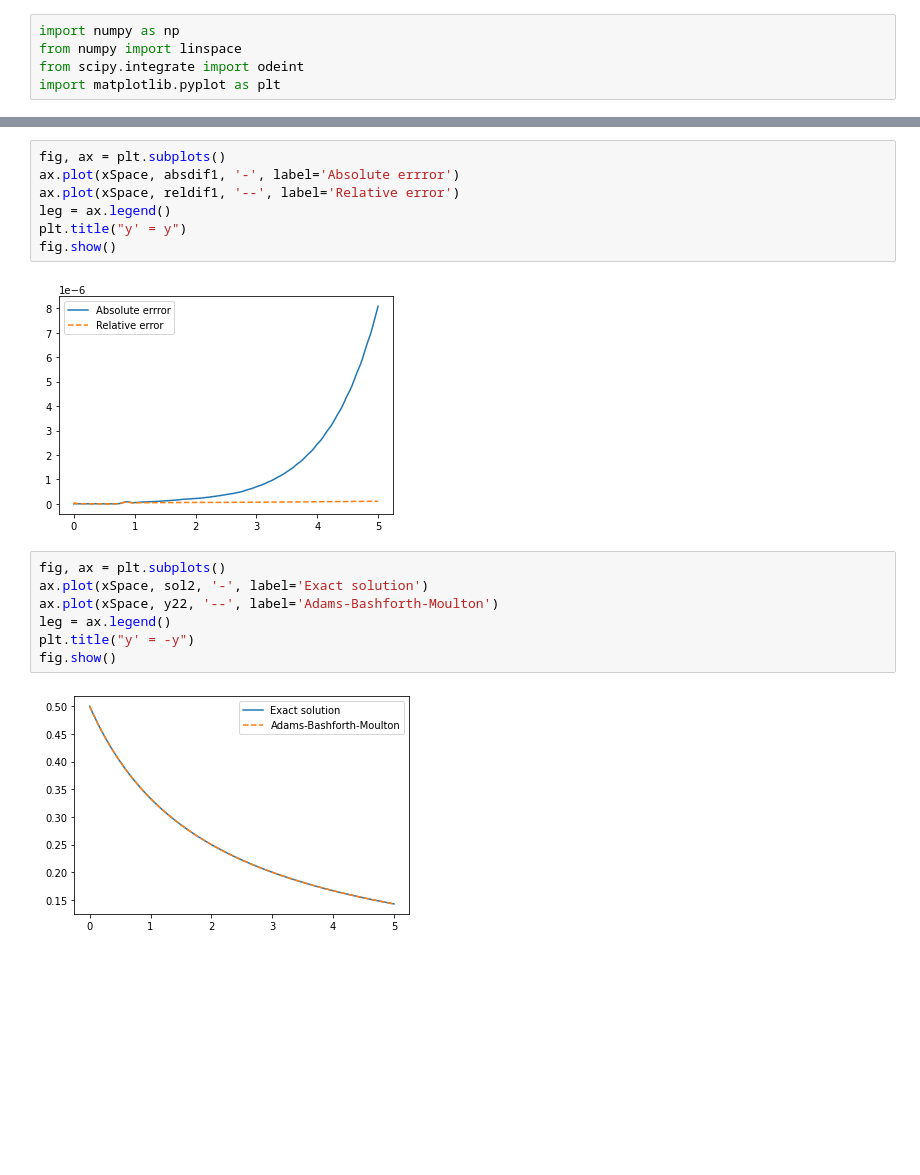
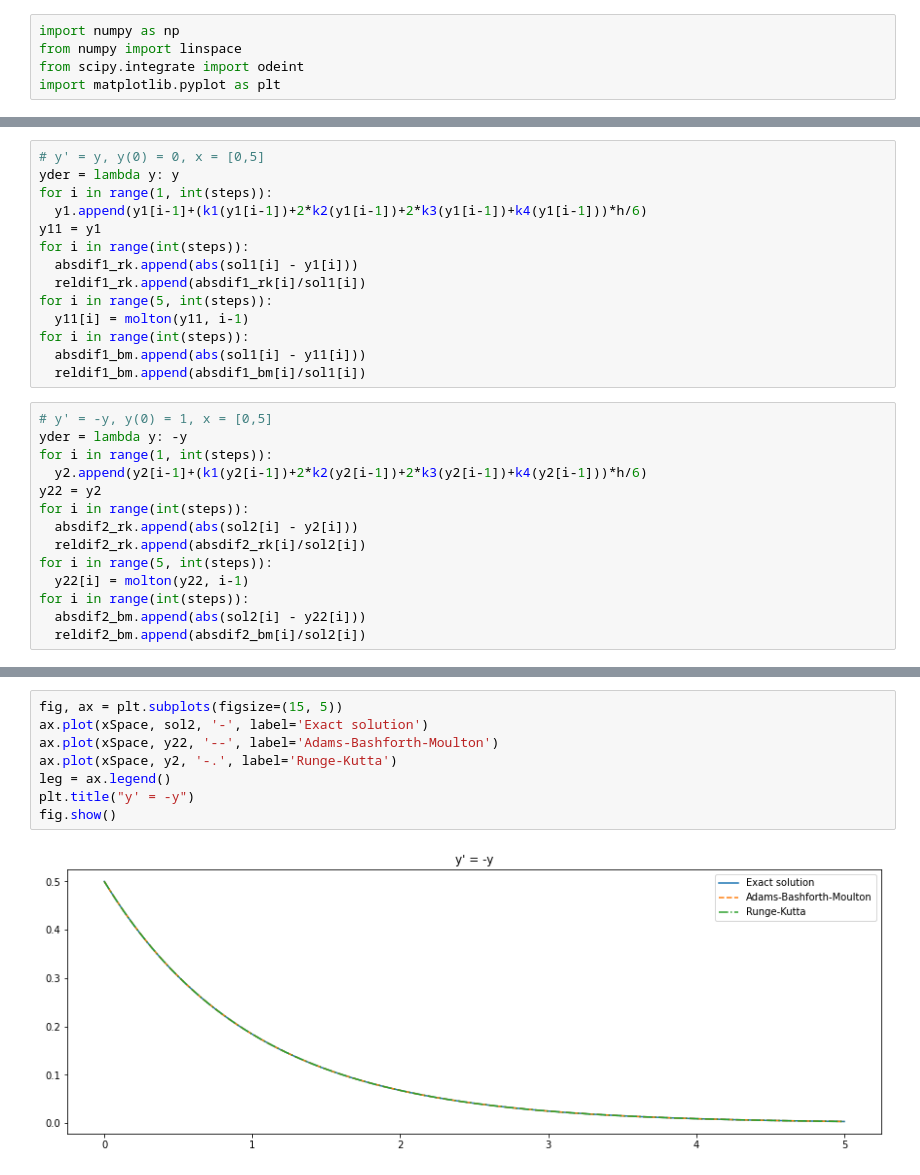
Before and after one commit to mdvasilyev/Numerical-methods, a Jupyter notebook: lab_8/lab_8.ipynb, the cells around one changed output, grey strips where cells are left out. Cells and saved outputs as stored; diff of their text form; blank space fills up the shorter version.

```diff
--- a/lab_8/lab_8.ipynb
+++ b/lab_8/lab_8.ipynb
@@ -42 +21,29 @@ for i in range(int(steps)):
+# %%
+# y' = y, y(0) = 0, x = [0,5]
+yder = lambda y: y
+for i in range(1, int(steps)):
+  y1.append(y1[i-1]+(k1(y1[i-1])+2*k2(y1[i-1])+2*k3(y1[i-1])+k4(y1[i-1]))*h/6)
+y11 = y1
+for i in range(int(steps)):
+  absdif1_rk.append(abs(sol1[i] - y1[i]))
+  reldif1_rk.append(absdif1_rk[i]/sol1[i])
+for i in range(5, int(steps)):
+  y11[i] = molton(y11, i-1)
+for i in range(int(steps)):
+  absdif1_bm.append(abs(sol1[i] - y11[i]))
+  reldif1_bm.append(absdif1_bm[i]/sol1[i])
+# %%
+# y' = -y, y(0) = 1, x = [0,5]
+yder = lambda y: -y
+for i in range(1, int(steps)):
+  y2.append(y2[i-1]+(k1(y2[i-1])+2*k2(y2[i-1])+2*k3(y2[i-1])+k4(y2[i-1]))*h/6)
+y22 = y2
+for i in range(int(steps)):
+  absdif2_rk.append(abs(sol2[i] - y2[i]))
+  reldif2_rk.append(absdif2_rk[i]/sol2[i])
+for i in range(5, int(steps)):
+  y22[i] = molton(y22, i-1)
+for i in range(int(steps)):
+  absdif2_bm.append(abs(sol2[i] - y22[i]))
+  reldif2_bm.append(absdif2_bm[i]/sol2[i])
 # %%
@@ -51,18 +81,10 @@ fig.show()
 # %%
-fig, ax = plt.subplots()
-ax.plot(xSpace, absdif1, '-', label='Absolute errror')
-ax.plot(xSpace, reldif1, '--', label='Relative error')
+fig, ax = plt.subplots(figsize=(15, 5))
+ax.plot(xSpace, sol2, '-', label='Exact solution')
+ax.plot(xSpace, y22, '--', label='Adams-Bashforth-Moulton')
+ax.plot(xSpace, y2, '-.', label='Runge-Kutta')
 leg = ax.legend()
-plt.title("y' = y")
+plt.title("y' = -y")
 fig.show()
 # %% [output]
-[figure, old version]
+[figure, new version]
-# %%
-fig, ax = plt.subplots()
-ax.plot(xSpace, sol2, '-', label='Exact solution')
-ax.plot(xSpace, y22, '--', label='Adams-Bashforth-Moulton')
-leg = ax.legend()
-plt.title("y' = -y")
-fig.show()
-# %% [output]
-[figure, removed]
```
Also changed, not shown: parts of 5 cells of this notebook.
